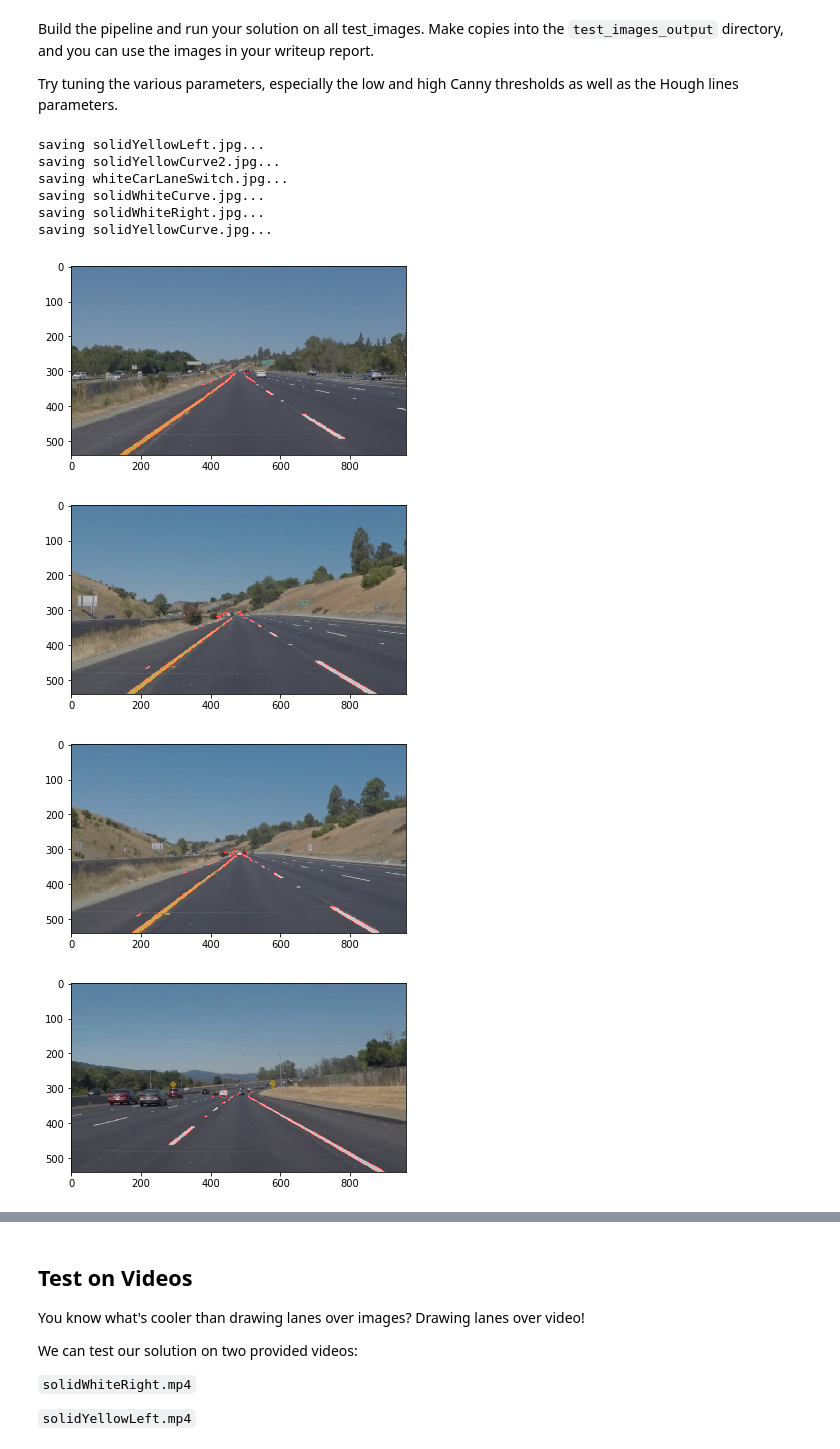
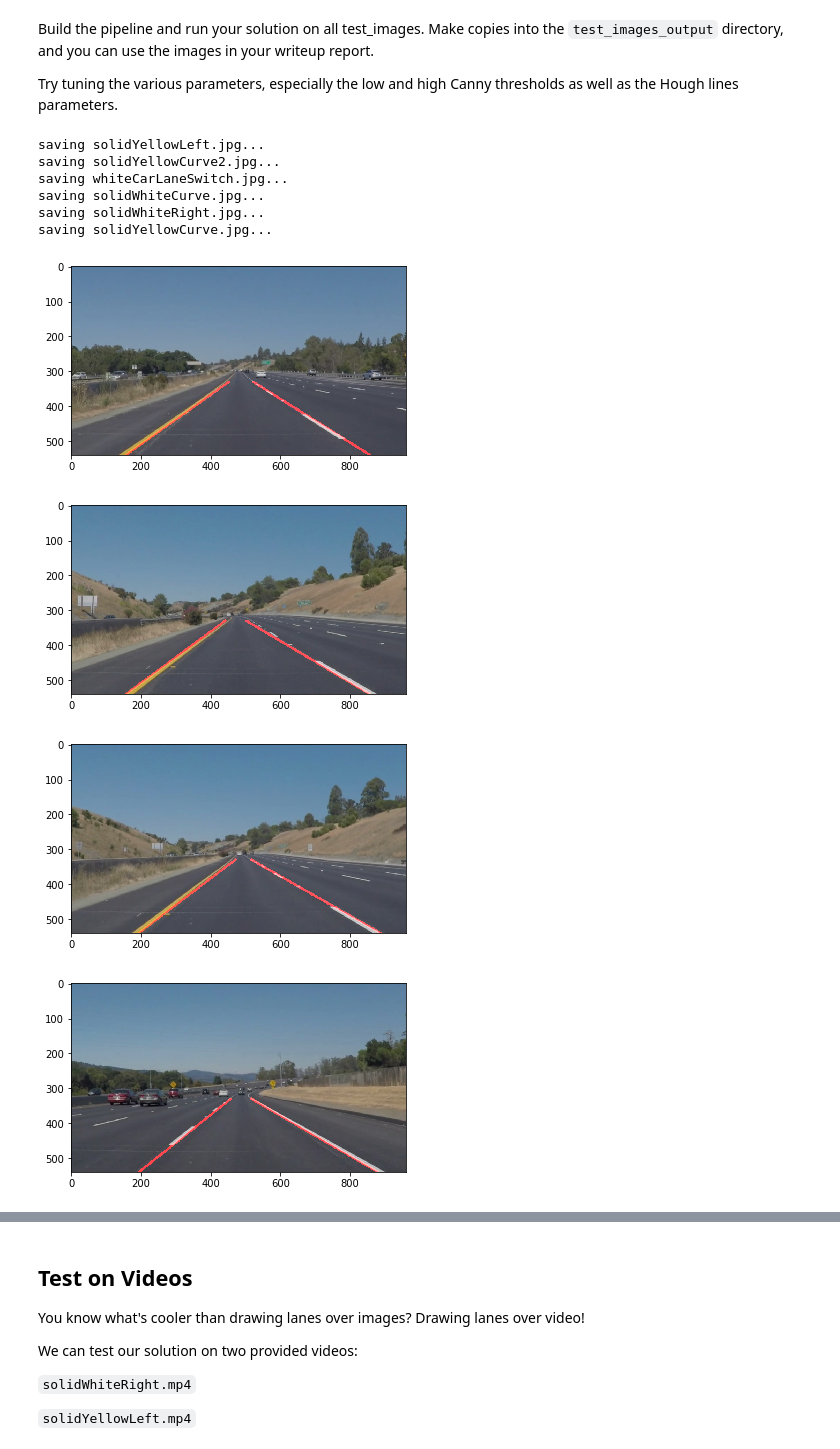
Before and after one commit to erickaoshoulin/CarND-LaneLines-P1, a Jupyter notebook: P1.ipynb, the cells around one changed output, grey strips where cells are left out. Drawn from its saved outputs; the diff is of its cells as text; code cells hidden in the pictures.

Commit message:
modify draw_lines function

```diff
--- a/P1.ipynb
+++ b/P1.ipynb
@@ -220,7 +280,8 @@ def lane_finding_pipeline(img):
 
     #define a four sided polygon to mask
     imshape = img.shape
-    vertices = np.array([[(0,imshape[0]),(450, 300), (500, 300), (imshape[1],imshape[0])]], dtype=np.int32)
+    #vertices = np.array([[(0,imshape[0]),(450, 300), (500, 300), (imshape[1],imshape[0])]], dtype=np.int32)
+    vertices = np.array([[(100,imshape[0]),(450, 330), (500, 330), (900,imshape[0])]], dtype=np.int32)
 
     masked_edges = region_of_interest(edges, vertices)
     #plt.imshow(masked_edges)
@@ -230,9 +291,9 @@ def lane_finding_pipeline(img):
     # Make a blank the same size as our image to draw on
     rho = 1 # distance resolution in pixels of the Hough grid
     theta = np.pi/180 # angular resolution in radians of the Hough grid
-    threshold = 1     # minimum number of votes (intersections in Hough grid cell)
-    min_line_len = 5 #minimum number of pixels making up a line
-    max_line_gap = 1    # maximum gap in pixels between connectable line segments
+    threshold = 30   # minimum number of votes (intersections in Hough grid cell)
+    min_line_len = 20 #minimum number of pixels making up a line
+    max_line_gap = 100    # maximum gap in pixels between connectable line segments
     line_image = np.copy(image)*0 # creating a blank to draw lines on
 
     # Run Hough on edge detected image
@@ -252,34 +313,34 @@ def lane_finding_pipeline(img):
 # https://stackoverflow.com/questions/273192/how-can-i-create-a-directory-if-it-does-not-exist
 
 output_directory = 'test_images_output'
 if not os.path.exists(output_directory):
     os.makedirs(output_directory)
 
 
 #how to display mutiple image
 #https://stackoverflow.com/questions/41210823/using-plt-imshow-to-display-multiple-images
 
 for filename in os.listdir("test_images/"):
     img = mpimg.imread('test_images/'+ filename)
     img_after_pipe_line = lane_finding_pipeline(img)
     plt.figure()
     plt.imshow(img_after_pipe_line)
     print ('saving '+ filename + '...')
     #print out processed image with the same name in output directory
     mpimg.imsave(output_directory + '/' + filename, img_after_pipe_line)
 
 #https://docs.opencv.org/3.0-beta/doc/py_tutorials/py_gui/py_image_display/py_image_display.html
 
 
 #lane_finding_pipeline(img)
 # %% [output]
 saving solidYellowLeft.jpg...
 saving solidYellowCurve2.jpg...
 saving whiteCarLaneSwitch.jpg...
 saving solidWhiteCurve.jpg...
 saving solidWhiteRight.jpg...
 saving solidYellowCurve.jpg...
-[figure, old version]
+[figure, new version]
-[figure, old version]
+[figure, new version]
-[figure, old version]
+[figure, new version]
-[figure, old version]
+[figure, new version]
```
Also changed, not shown: parts of 5 cells of this notebook, 1 other file.
